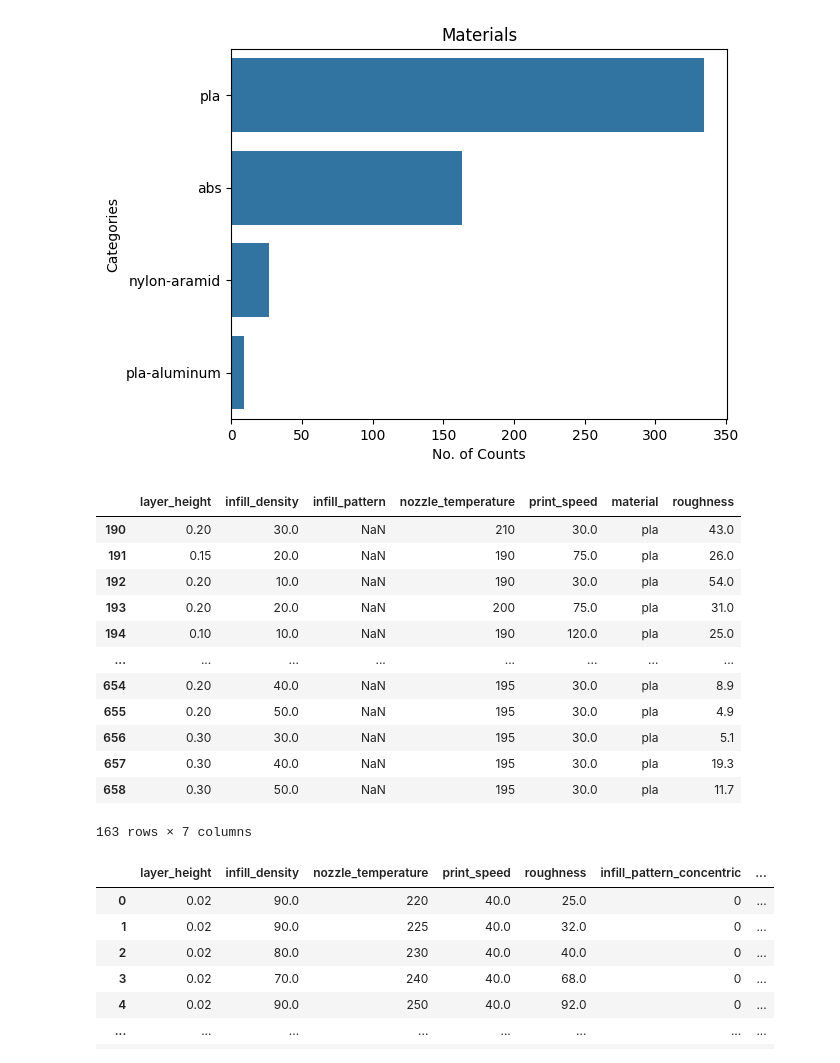
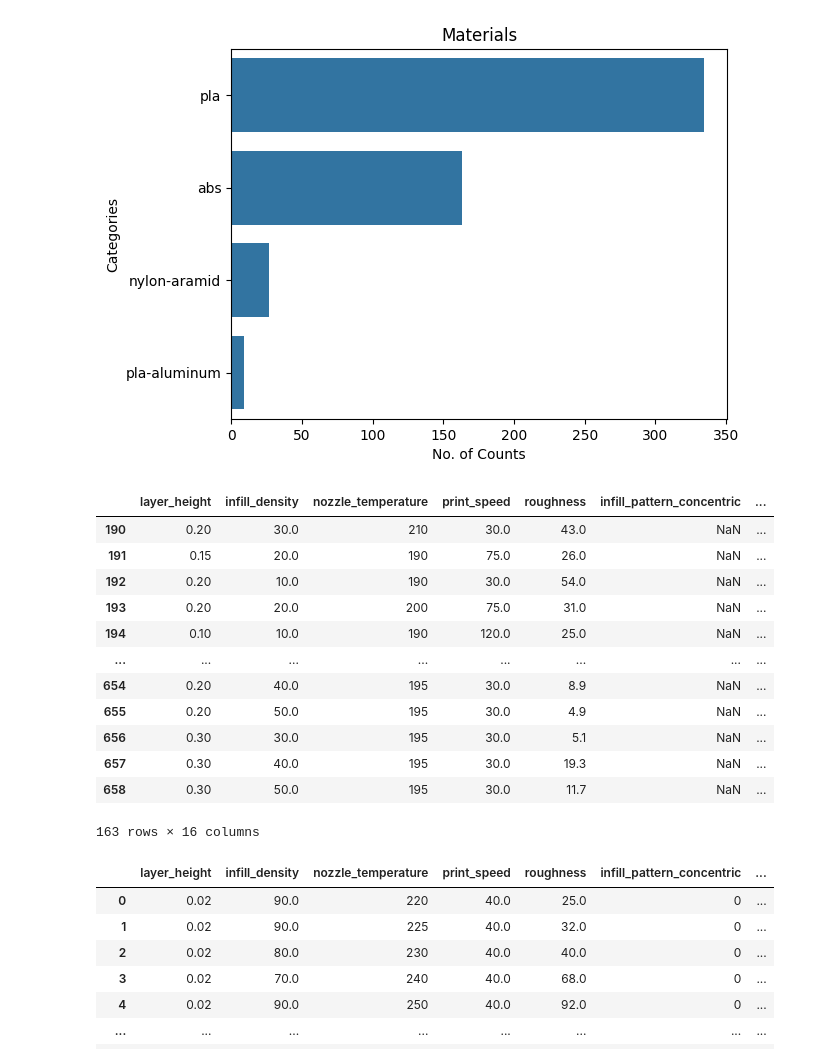
Before and after one commit to hanzlayyy/FYDP, a Jupyter notebook: FYDP_Notebook_V1_0.ipynb, the cells around one changed output. Cells and saved outputs as stored; diff of their text form; code cells hidden in the pictures.

```diff
--- a/FYDP_Notebook_V1_0.ipynb
+++ b/FYDP_Notebook_V1_0.ipynb
@@ -78,21 +79,24 @@ plt.show()
 # %%
 missing = df[df.isnull().any(axis=1)]
 missing_categorical = df[df['infill_pattern'].isnull()]
+missing_categorical = pd.get_dummies(missing_categorical, columns=['material'], dtype=int)
+missing_categorical[['material_pla-aluminum']] = 0
+missing_categorical = missing_categorical.reindex(columns=list(zero_missing.columns))
 missing_categorical
 # %% [output]
-|  | layer_height | infill_density | infill_pattern | nozzle_temperature | print_speed | material | roughness |
-| 190 | 0.20 | 30.0 | NaN | 210 | 30.0 | pla | 43.0 |
-| 191 | 0.15 | 20.0 | NaN | 190 | 75.0 | pla | 26.0 |
-| 192 | 0.20 | 10.0 | NaN | 190 | 30.0 | pla | 54.0 |
-| 193 | 0.20 | 20.0 | NaN | 200 | 75.0 | pla | 31.0 |
-| 194 | 0.10 | 10.0 | NaN | 190 | 120.0 | pla | 25.0 |
+|  | layer_height | infill_density | nozzle_temperature | print_speed | roughness | infill_pattern_concentric | ... |
+| 190 | 0.20 | 30.0 | 210 | 30.0 | 43.0 | NaN | ... |
+| 191 | 0.15 | 20.0 | 190 | 75.0 | 26.0 | NaN | ... |
+| 192 | 0.20 | 10.0 | 190 | 30.0 | 54.0 | NaN | ... |
+| 193 | 0.20 | 20.0 | 200 | 75.0 | 31.0 | NaN | ... |
+| 194 | 0.10 | 10.0 | 190 | 120.0 | 25.0 | NaN | ... |
 | ... | ... | ... | ... | ... | ... | ... | ... |
-| 654 | 0.20 | 40.0 | NaN | 195 | 30.0 | pla | 8.9 |
-| 655 | 0.20 | 50.0 | NaN | 195 | 30.0 | pla | 4.9 |
-| 656 | 0.30 | 30.0 | NaN | 195 | 30.0 | pla | 5.1 |
-| 657 | 0.30 | 40.0 | NaN | 195 | 30.0 | pla | 19.3 |
-| 658 | 0.30 | 50.0 | NaN | 195 | 30.0 | pla | 11.7 |
+| 654 | 0.20 | 40.0 | 195 | 30.0 | 8.9 | NaN | ... |
+| 655 | 0.20 | 50.0 | 195 | 30.0 | 4.9 | NaN | ... |
+| 656 | 0.30 | 30.0 | 195 | 30.0 | 5.1 | NaN | ... |
+| 657 | 0.30 | 40.0 | 195 | 30.0 | 19.3 | NaN | ... |
+| 658 | 0.30 | 50.0 | 195 | 30.0 | 11.7 | NaN | ... |
-163 rows × 7 columns
+163 rows × 16 columns
 # %%
 zero_missing = pd.get_dummies(df[~df.isnull().any(axis=1)], columns=['infill_pattern','material'], dtype=int)
 zero_missing
```
Also changed, not shown: parts of 8 cells of this notebook.
